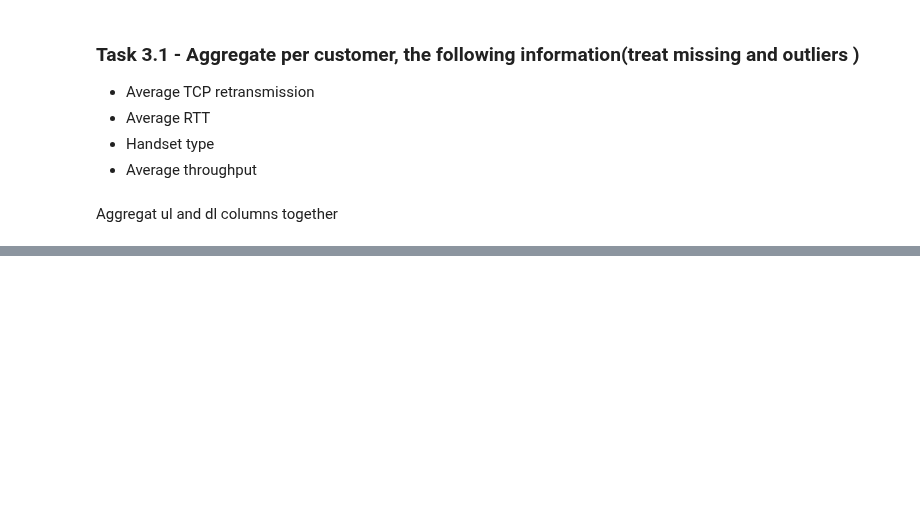
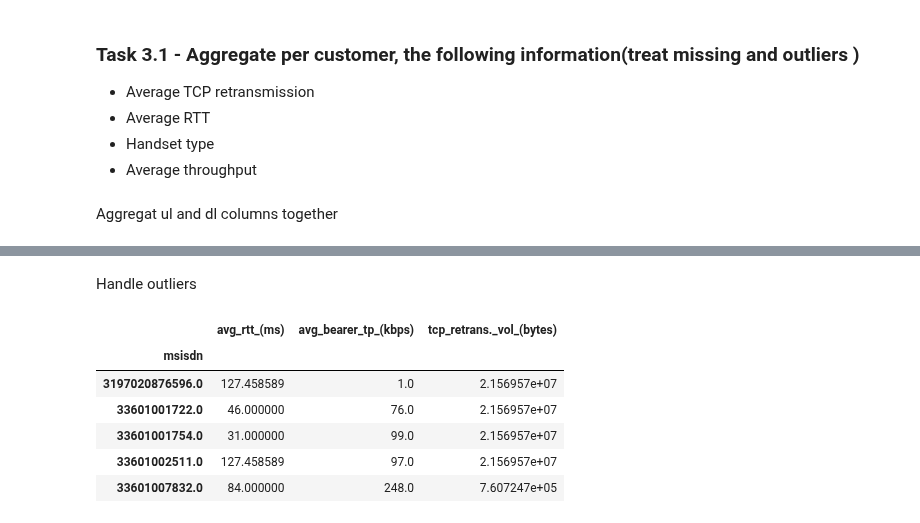
Before and after one commit to teddyk251/Telecom-Data-Analysis, a Jupyter notebook: notebooks/UserExperienceAnalysis.ipynb, the cells around one changed output, grey strips where cells are left out. Saved outputs shown, nothing was run; the diff lists cells and outputs as text; code cells hidden in the pictures; blank space fills up the shorter version.

```diff
--- a/notebooks/UserExperienceAnalysis.ipynb
+++ b/notebooks/UserExperienceAnalysis.ipynb
@@ -95,0 +125,16 @@ user_experience_metrics_df = pd.DataFrame(columns=['msisdn', 'handset_type', 'av
+# %% [markdown]
+Handle outliers
+# %%
+experience_by_customer = cleaner.handle_outliers(experience_by_customer, 'avg_rtt_(ms)', 'mean')
+experience_by_customer = cleaner.handle_outliers(experience_by_customer, 'avg_bearer_tp_(kbps)', 'mean')
+experience_by_customer = cleaner.handle_outliers(experience_by_customer, 'tcp_retrans._vol_(bytes)', 'mean')
+
+experience_by_customer.head()
+# %% [output]
+|  | avg_rtt_(ms) | avg_bearer_tp_(kbps) | tcp_retrans._vol_(bytes) |
+| msisdn |  |  |  |
+| 3197020876596.0 | 127.458589 | 1.0 | 2.156957e+07 |
+| 33601001722.0 | 46.000000 | 76.0 | 2.156957e+07 |
+| 33601001754.0 | 31.000000 | 99.0 | 2.156957e+07 |
+| 33601002511.0 | 127.458589 | 97.0 | 2.156957e+07 |
+| 33601007832.0 | 84.000000 | 248.0 | 7.607247e+05 |
```
Also changed, not shown: parts of 12 cells of this notebook.
